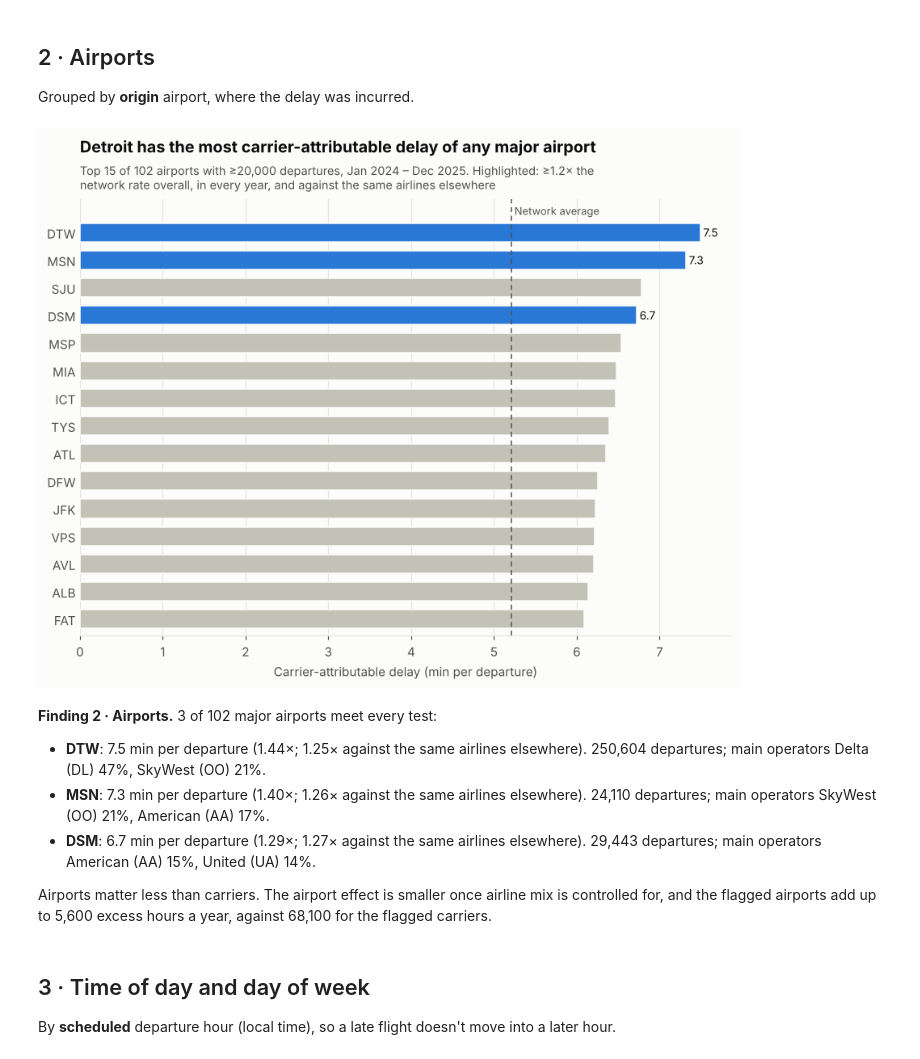
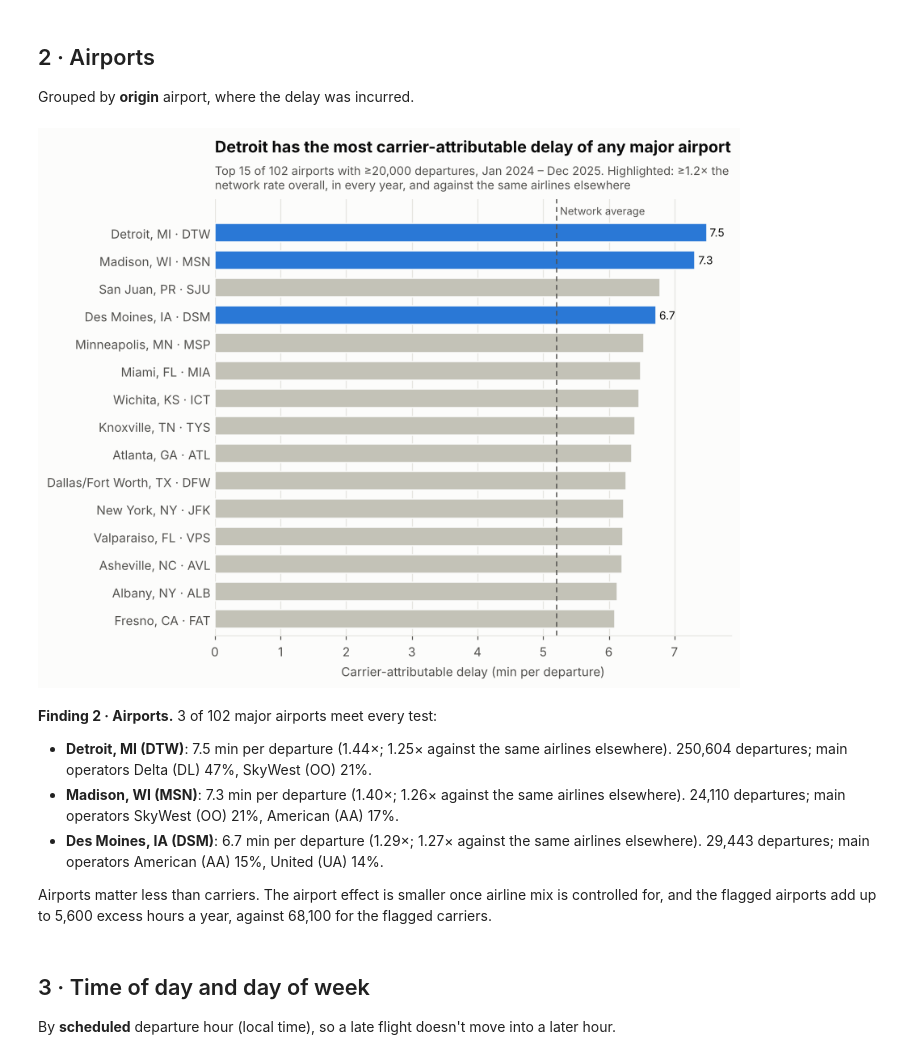
Before and after one commit to edwinleow01/Aviation-Delay-Analysis, a Jupyter notebook: notebooks/02_analysis.ipynb, the cells around one changed output. Drawn from its saved outputs; the diff is of its cells as text; code cells hidden in the pictures.

```diff
--- a/notebooks/02_analysis.ipynb
+++ b/notebooks/02_analysis.ipynb
@@ -177,24 +177,24 @@ For example, JetBlue's rate fell from 1.54× in 2024 to 1.02× in 2025.
 Grouped by **origin** airport, where the delay was incurred.
 # %%
 fig = charts.ranked_bars(
-    by_airport, "carrier_min_per_flight",
+    by_airport.rename(index=airport_label), "carrier_min_per_flight",
     title="Detroit has the most carrier-attributable delay of any major airport" if flagged_airports[:1] == ["DTW"]
           else "Airports with the most carrier-attributable delay per departure",
     subtitle=f"Top {min(15, len(by_airport))} of {len(by_airport)} airports with ≥{MIN_AIRPORT_FLIGHTS:,} departures, {period}. "
              f"Highlighted: ≥{FLAG_INDEX:.1f}× the network rate overall, in every year, and against the same airlines elsewhere",
     xlabel="Carrier-attributable delay (min per departure)",
-    highlight=flagged_airports, reference=net["carrier_min_per_flight"], top_n=15,
+    highlight=[airport_label(a) for a in flagged_airports], reference=net["carrier_min_per_flight"], top_n=15,
 )
 fig.savefig(FIG_DIR / "2_airports.png", bbox_inches="tight")
 # %% [output]
-[figure, old version]
+[figure, new version]
 # %%
 lines = []
 for a in flagged_airports:
     r = by_airport.loc[a]
     top = af.loc[af["origin"] == a, "carrier"].value_counts(normalize=True).head(2)
     mix = ", ".join(f"{names([c])} {s:.0%}" for c, s in top.items())
-    lines.append(f"- **{a}**: {r['carrier_min_per_flight']:.1f} min per departure ({r['index']:.2f}×; {r['adj_index']:.2f}× against "
+    lines.append(f"- **{data.airport_cities().get(a, a)} ({a})**: {r['carrier_min_per_flight']:.1f} min per departure ({r['index']:.2f}×; {r['adj_index']:.2f}× against "
                  f"the same airlines elsewhere). {int(r['flights']):,} departures; main operators {mix}.")
 display(Markdown(f"""
 **Finding 2 · Airports.** {len(flagged_airports)} of {len(by_airport)} major airports meet every test:
@@ -209,9 +209,9 @@ add up to {hours(by_airport.loc[flagged_airports, 'excess_hours'].sum() / n_year
 
 **Finding 2 · Airports.** 3 of 102 major airports meet every test:
 
-- **DTW**: 7.5 min per departure (1.44×; 1.25× against the same airlines elsewhere). 250,604 departures; main operators Delta (DL) 47%, SkyWest (OO) 21%.
-- **MSN**: 7.3 min per departure (1.40×; 1.26× against the same airlines elsewhere). 24,110 departures; main operators SkyWest (OO) 21%, American (AA) 17%.
-- **DSM**: 6.7 min per departure (1.29×; 1.27× against the same airlines elsewhere). 29,443 departures; main operators American (AA) 15%, United (UA) 14%.
+- **Detroit, MI (DTW)**: 7.5 min per departure (1.44×; 1.25× against the same airlines elsewhere). 250,604 departures; main operators Delta (DL) 47%, SkyWest (OO) 21%.
+- **Madison, WI (MSN)**: 7.3 min per departure (1.40×; 1.26× against the same airlines elsewhere). 24,110 departures; main operators SkyWest (OO) 21%, American (AA) 17%.
+- **Des Moines, IA (DSM)**: 6.7 min per departure (1.29×; 1.27× against the same airlines elsewhere). 29,443 departures; main operators American (AA) 15%, United (UA) 14%.
 
 Airports matter less than carriers. The airport effect is smaller once airline mix is controlled for, and the flagged airports
 add up to 5,600 excess hours a year, against
```
Also changed, not shown: parts of 2 cells of this notebook, 12 other files.
